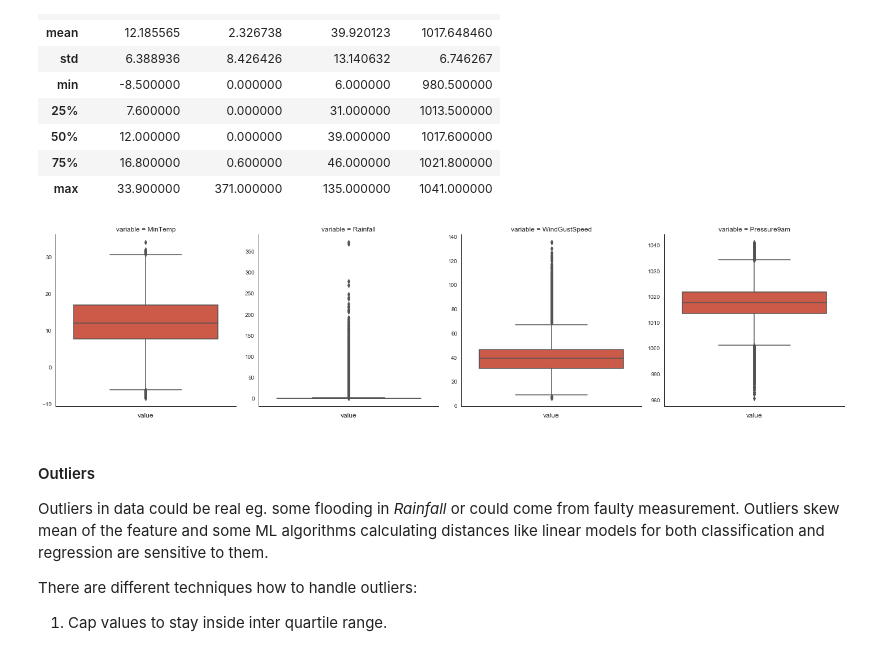
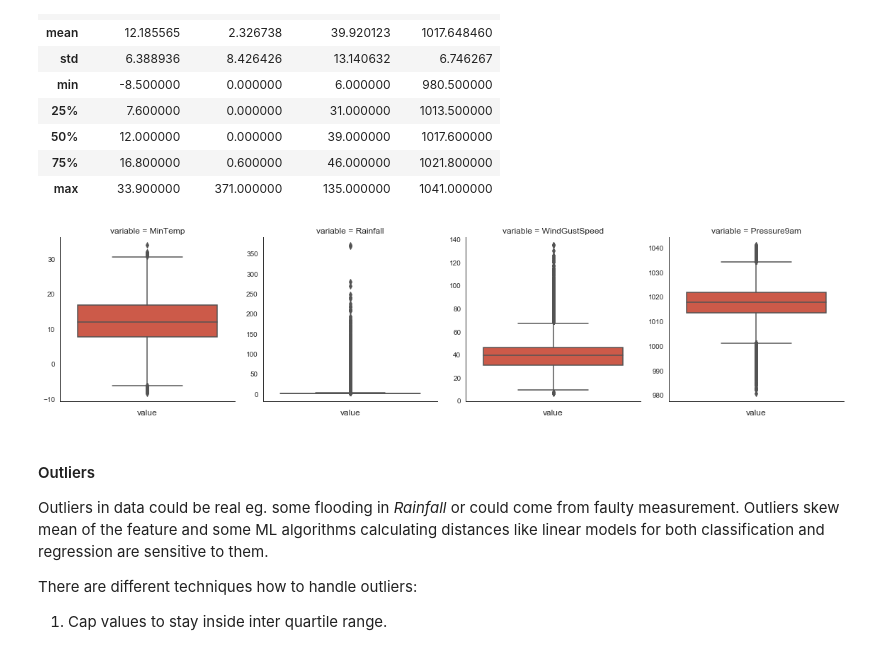
Before and after one commit to avast/machine-learning-python, a Jupyter notebook: imlp_1_data.ipynb, the cells around one changed output. Drawn from its saved outputs; the diff is of its cells as text; code cells hidden in the pictures.

```diff
--- a/imlp_1_data.ipynb
+++ b/imlp_1_data.ipynb
@@ -293,11 +301,13 @@ df[cols].describe()
 | 75% | 16.800000 | 0.600000 | 46.000000 | 1021.800000 |
 | max | 33.900000 | 371.000000 | 135.000000 | 1041.000000 |
 # %%
+# boxplots
+
 m = pd.melt(df[cols + ['Date', 'Location']], id_vars=['Date', 'Location'], value_vars=cols)
-g = sns.FacetGrid(m, col='variable', sharex=False, sharey=False, size=5)
+g = sns.FacetGrid(m, col='variable', sharex=False, sharey=False, size=4)
 g.map(sns.boxplot, 'value', orient='v');
 # %% [output]
-[figure, old version]
+[figure, new version]
 # %% [markdown]
 #### Outliers
 
```
Also changed, not shown: parts of 41 cells of this notebook.
